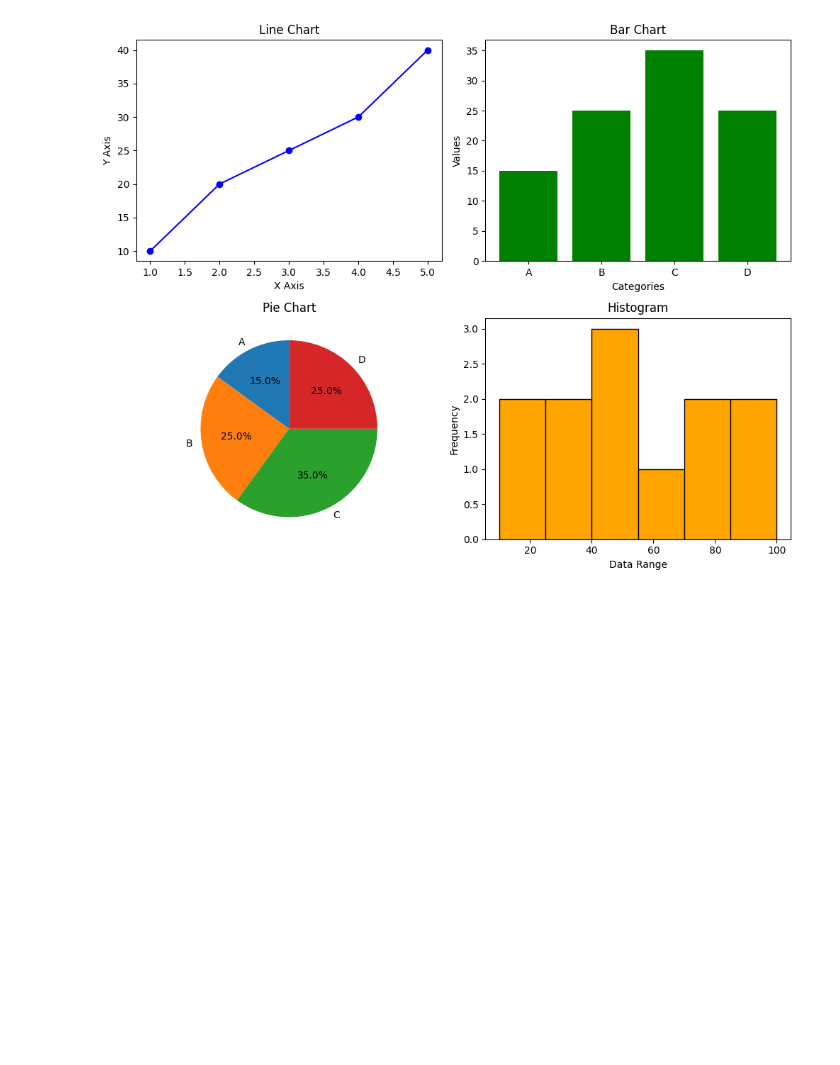
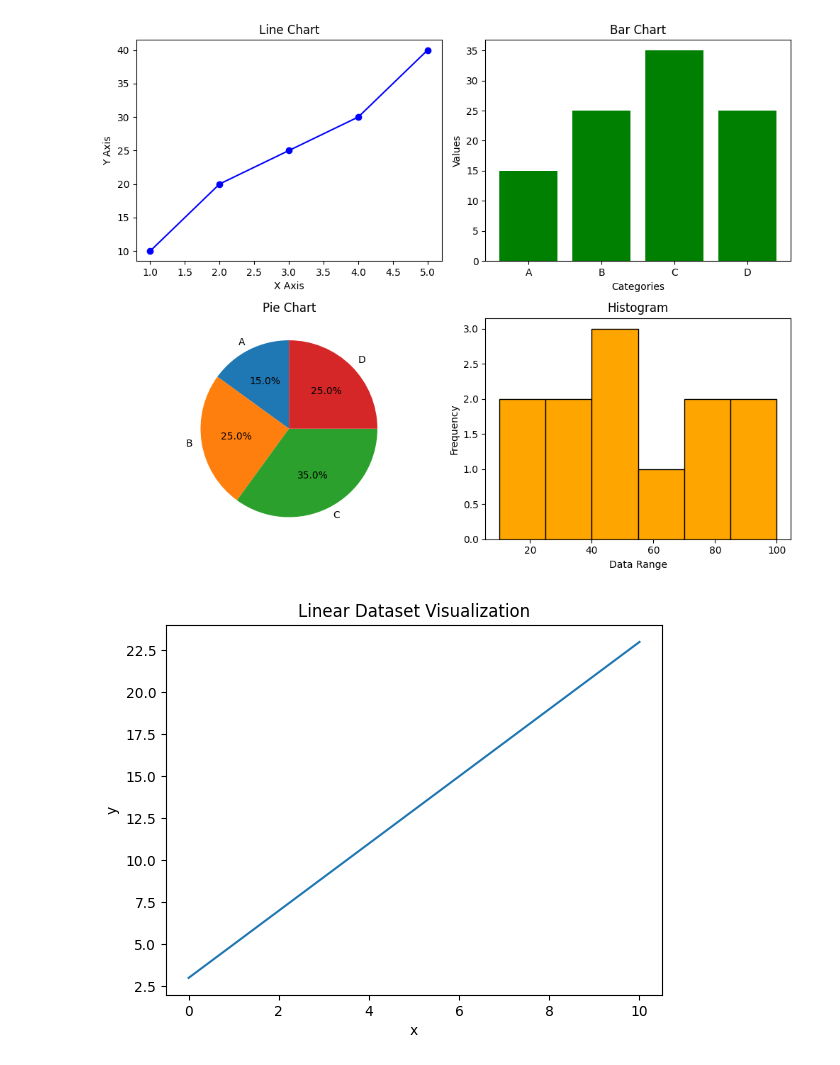
Before and after one commit to Ayush41/Everything-From-Scratch-ML, a Jupyter notebook: Supervised-Learning/Vis.ipynb, the cells around one changed output. Saved outputs shown, nothing was run; the diff lists cells and outputs as text; code cells hidden in the pictures; blank space fills up the shorter version.

Commit message:
linear

```diff
--- a/Supervised-Learning/Vis.ipynb
+++ b/Supervised-Learning/Vis.ipynb
@@ -46,3 +46,24 @@ plt.tight_layout()
 plt.show()
 # %% [output]
 [figure]
+# %%
+# Basic demo of generating and visualizing a linear dataset
+import numpy as np
+import pandas as pd
+import matplotlib.pyplot as plt
+
+# Generate a linear dataset
+x = np.linspace(0, 10, 50)
+y = 2 * x + 3
+
+# Create a DataFrame with two columns (marks/features)
+df = pd.DataFrame({'x': x, 'y': y})
+
+# Visualize the linear dataset
+plt.plot(df['x'], df['y'])
+plt.xlabel('x')
+plt.ylabel('y')
+plt.title('Linear Dataset Visualization')
+plt.show()
+# %% [output]
+[figure, added]
```
